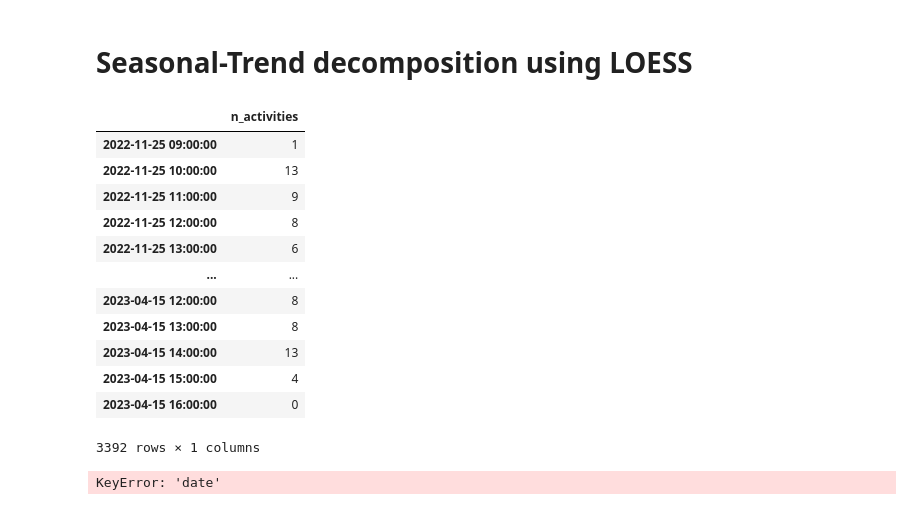
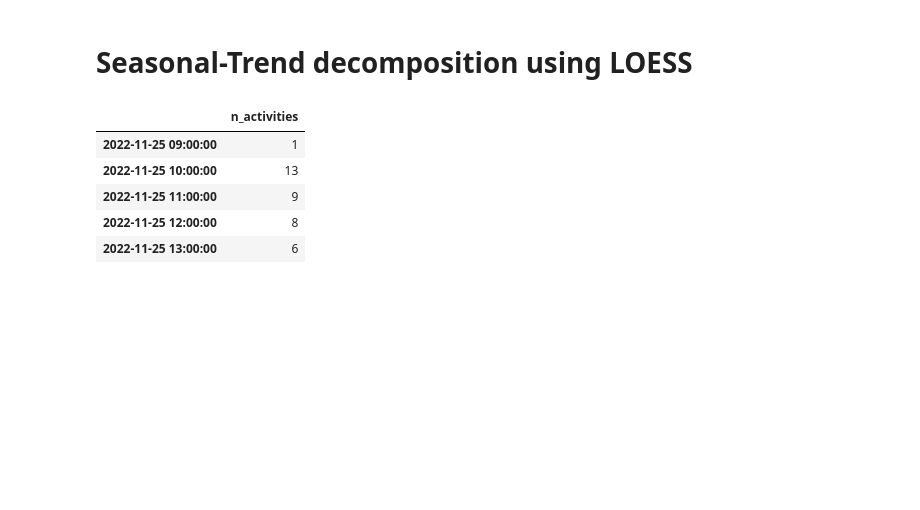
Before and after one commit to uhourri/GH-Bots-API, a Jupyter notebook: code/Time series forcasting.ipynb, the cells around one changed output. Saved outputs shown, nothing was run; the diff lists cells and outputs as text; code cells hidden in the pictures; blank space fills up the shorter version.

```diff
--- a/code/Time series forcasting.ipynb
+++ b/code/Time series forcasting.ipynb
@@ -147,32 +147,25 @@ plt.show()
 [figure]
 # %% [markdown]
 # Seasonal-Trend decomposition using LOESS
-# %%
-# Get the data of the top contributor 'codeclimate[bot]' to test time series forcasting method
-temp = (
-    activities_by_time[activities_by_time['contributor'] == 'codeclimate[bot]']
-    .drop(['contributor'], axis=1)
-    .reset_index(drop=True)
-    .set_index('datetime', drop=True)
-)
-temp.index.name = None
-temp
-# %% [output]
-|  | n_activities |
-| 2022-11-25 09:00:00 | 1 |
-| 2022-11-25 10:00:00 | 13 |
-| 2022-11-25 11:00:00 | 9 |
-| 2022-11-25 12:00:00 | 8 |
-| 2022-11-25 13:00:00 | 6 |
-| ... | ... |
-| 2023-04-15 12:00:00 | 8 |
-| 2023-04-15 13:00:00 | 8 |
-| 2023-04-15 14:00:00 | 13 |
-| 2023-04-15 15:00:00 | 4 |
-| 2023-04-15 16:00:00 | 0 |
-3392 rows × 1 columns
 # %%
 %pip install statsmodels
+# %%
+# Get the data of the top contributor 'codeclimate[bot]' to test time series decomposition method
+temp = (
+    activities_by_time[activities_by_time['contributor'] == 'codeclimate[bot]']
+    .drop(['contributor'], axis=1)
+    .reset_index(drop=True)
+    .set_index('datetime', drop=True)
+)
+temp.index.name = None
+temp.head()
+# %% [output]
+|  | n_activities |
+| 2022-11-25 09:00:00 | 1 |
+| 2022-11-25 10:00:00 | 13 |
+| 2022-11-25 11:00:00 | 9 |
+| 2022-11-25 12:00:00 | 8 |
+| 2022-11-25 13:00:00 | 6 |
 # %%
 import matplotlib.pyplot as plt
 import datetime
@@ -190,6 +183,4 @@ sns.set_style("darkgrid")
 plt.rc("figure", figsize=(16, 12))
 plt.rc("font", size=13)
 # %%
-temp[(temp['date'] >= '2023-01-01') & (temp['date'] <= '2023-03-31')]
+temp = temp.loc['2023-01-01 00:00:00':'2023-03-31 23:00:00']
-# %% [output]
-KeyError: 'date'
```
Also changed, not shown: parts of 6 cells of this notebook.
